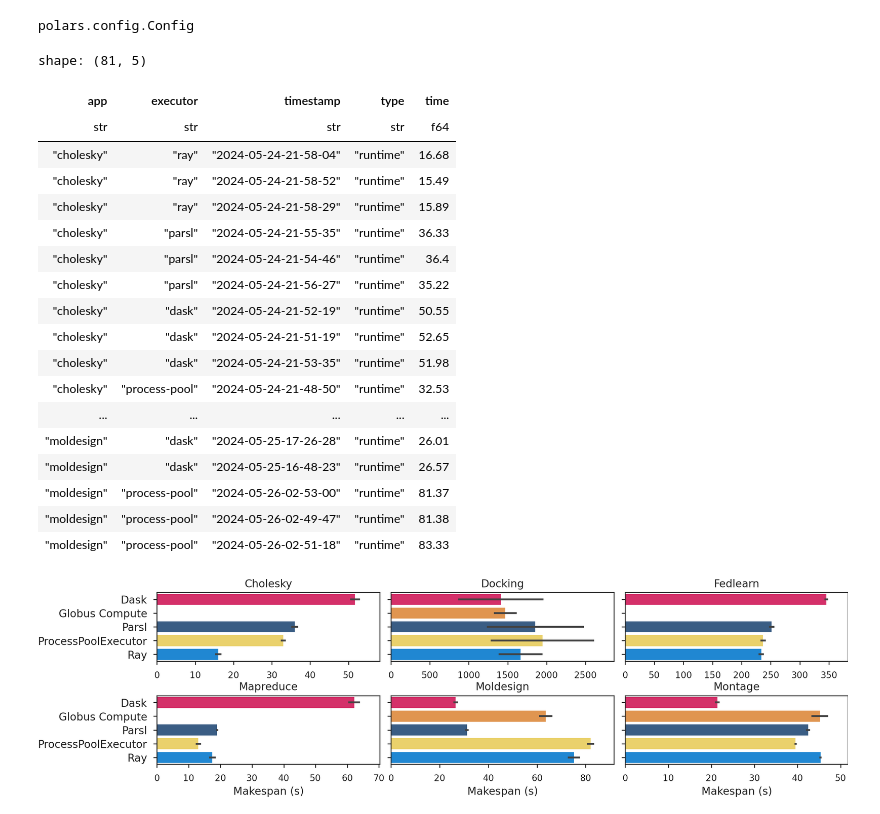
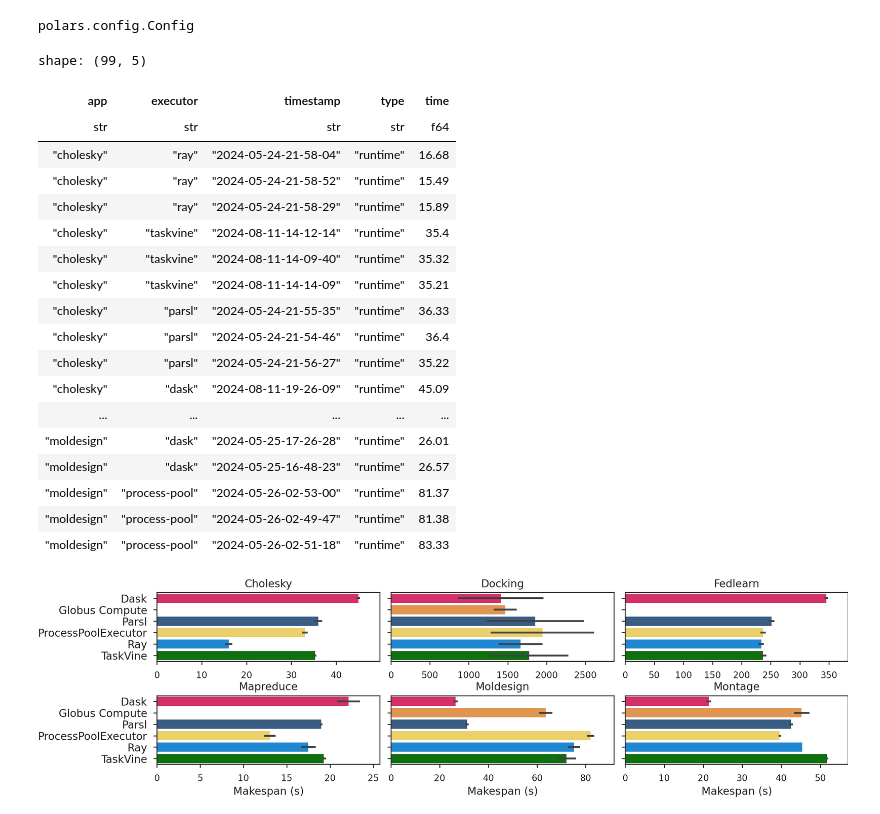
Before and after one commit to proxystore/escience24-evaluation, a Jupyter notebook: notebooks/0-makespans.ipynb, the cells around one changed output. Saved outputs shown, nothing was run; the diff lists cells and outputs as text; code cells hidden in the pictures.

```diff
--- a/notebooks/0-makespans.ipynb
+++ b/notebooks/0-makespans.ipynb
@@ -30,7 +30,10 @@ def load_tasks(filepath: pathlib.Path) -> polars.DataFrame:
 def get_runtime_from_log(filepath: pathlib.Path) -> float | None:
     with open(filepath) as f:
         for line in f.readlines():
-            if '(webs.run) :: Finished workflow' in line:
+            if (
+                '(webs.run) :: Finished workflow' in line
+                or '(taps.run) :: Finished app' in line
+            ):
                 for part in line.split(' '):
                     if part.startswith('runtime='):
                         # split "runtime=XX.XXXs," on = and take second half
@@ -41,7 +44,7 @@ def get_runtime_from_log(filepath: pathlib.Path) -> float | None:
 def load_data(directory: pathlib.Path) -> polars.DataFrame:
     runs = []
 
-    for tasks_path in directory.glob('**/tasks.json'):
+    for tasks_path in directory.glob('**/tasks.json*'):
         app, executor, timestamp = str(tasks_path.relative_to(directory).parent).split('/')
 
         tasks = load_tasks(tasks_path)
@@ -60,41 +63,24 @@ def load_data(directory: pathlib.Path) -> polars.DataFrame:
         }
         runs.append(run_info)
 
-        # run_info = {
-        #     'app': app,
-        #     'executor': executor,
-        #     'timestamp': timestamp,
-        #     'type': 'overhead',
-        #     'time': app_time - task_time,
-        # }
-        # runs.append(run_info)
-        # run_info = {
-        #     'app': app,
-        #     'executor': executor,
-        #     'timestamp': timestamp,
-        #     'type': 'execution',
-        #     'time': task_time,
-        # }
-        # runs.append(run_info)
-
     return polars.DataFrame(runs)
 # %%
 data = load_data(pathlib.Path('../runs/makespan/'))
 data
 # %% [output]
-shape: (81, 5)
+shape: (99, 5)
 | app | executor | timestamp | type | time |
 | str | str | str | str | f64 |
 | "cholesky" | "ray" | "2024-05-24-21-58-04" | "runtime" | 16.68 |
 | "cholesky" | "ray" | "2024-05-24-21-58-52" | "runtime" | 15.49 |
 | "cholesky" | "ray" | "2024-05-24-21-58-29" | "runtime" | 15.89 |
+| "cholesky" | "taskvine" | "2024-08-11-14-12-14" | "runtime" | 35.4 |
+| "cholesky" | "taskvine" | "2024-08-11-14-09-40" | "runtime" | 35.32 |
+| "cholesky" | "taskvine" | "2024-08-11-14-14-09" | "runtime" | 35.21 |
 | "cholesky" | "parsl" | "2024-05-24-21-55-35" | "runtime" | 36.33 |
 | "cholesky" | "parsl" | "2024-05-24-21-54-46" | "runtime" | 36.4 |
 | "cholesky" | "parsl" | "2024-05-24-21-56-27" | "runtime" | 35.22 |
-| "cholesky" | "dask" | "2024-05-24-21-52-19" | "runtime" | 50.55 |
-| "cholesky" | "dask" | "2024-05-24-21-51-19" | "runtime" | 52.65 |
-| "cholesky" | "dask" | "2024-05-24-21-53-35" | "runtime" | 51.98 |
-| "cholesky" | "process-pool" | "2024-05-24-21-48-50" | "runtime" | 32.53 |
+| "cholesky" | "dask" | "2024-08-11-19-26-09" | "runtime" | 45.09 |
 | ... | ... | ... | ... | ... |
 | "moldesign" | "dask" | "2024-05-25-17-26-28" | "runtime" | 26.01 |
 | "moldesign" | "dask" | "2024-05-25-16-48-23" | "runtime" | 26.57 |
@@ -112,6 +98,7 @@ names = {
     'parsl': 'Parsl',
     'process-pool': 'ProcessPoolExecutor',
     'ray': 'Ray',
+    'taskvine': 'TaskVine',
 }
 colors = {executor: color['color'] for executor, color in zip(executors, plt.rcParams['axes.prop_cycle'])}
 colors = {
@@ -120,6 +107,7 @@ colors = {
     'parsl': '#2D5D91',
     'process-pool': '#FFDE57',
     'ray': '#028CF0',
+    'taskvine': '#008000',
 }
 
 for y in range(rows):
@@ -132,31 +120,31 @@ for y in range(rows):
         # Maybe we should print average tasks times: like submit time , execution time, and receive time
         seaborn.barplot(
             ax=ax,
             data=subdata,
             order=executors,
             y='executor',
             x='time',
             hue='executor',
             errorbar='sd',
             orient='h',
             palette=colors,
         )
         ax.set_title(app.title(), pad=3)
         ax.set_ylabel(None)
         ax.tick_params(axis='x', labelsize=5)
         if y == rows - 1:
             ax.set_xlabel('Makespan (s)', labelpad=2)
         else:
             ax.set_xlabel(None)
         ax.set_yticks(range(len(executors)))
         ax.set_yticklabels([names[name] for name in executors])
         l, r = ax.get_xlim()
         ax.set_xlim(l * 1.05, r * 1.05)
 
 
 plt.subplots_adjust(wspace=0.05, hspace=0.5)
 fig.set_size_inches(7, 1.75)
 plt.savefig('../figures/app-makespan.pdf', pad_inches=0.05)
 plt.savefig('../figures/app-makespan.svg', pad_inches=0.05)
 # %% [output]
-[figure, old version]
+[figure, new version]
```
Also changed, not shown: 13 other files.
